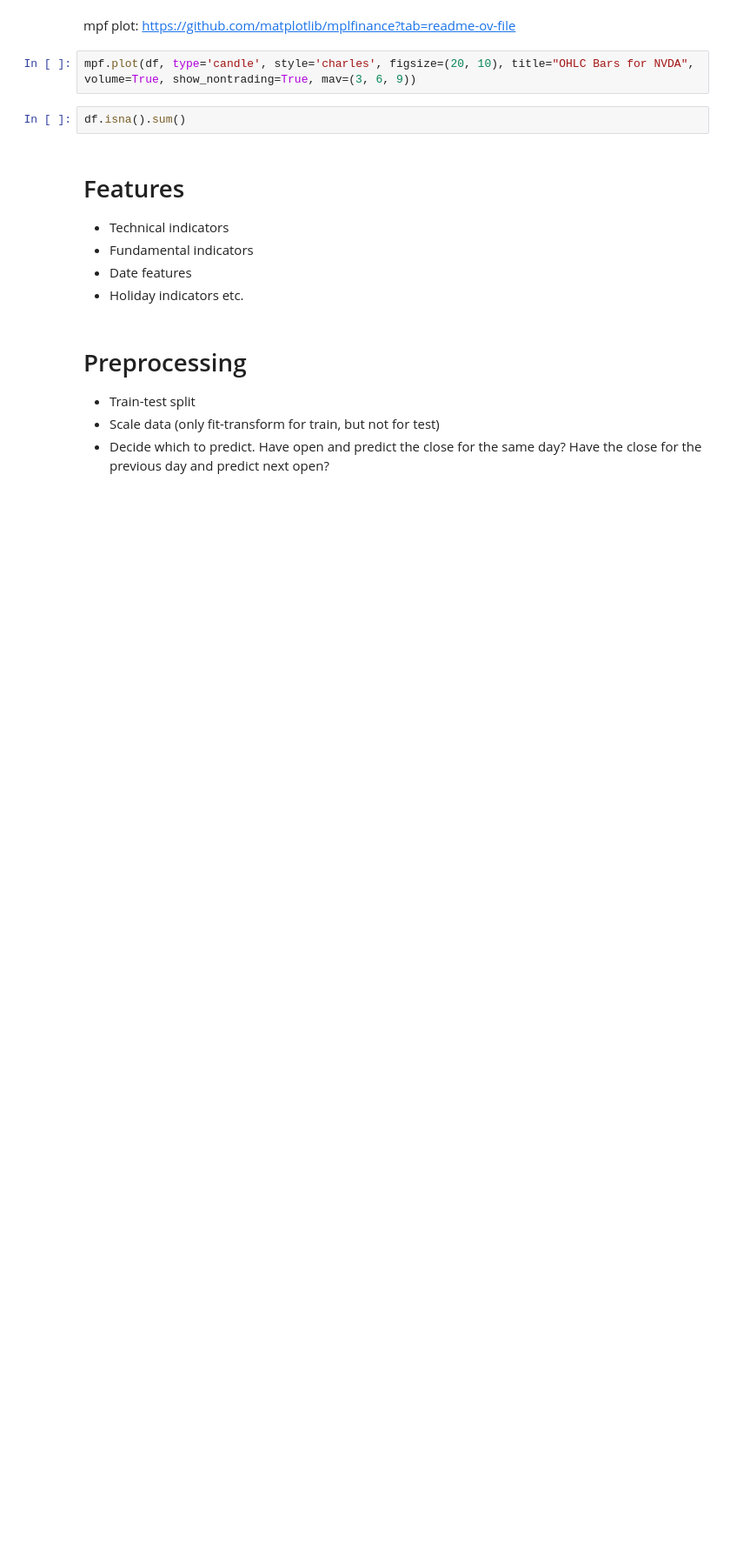
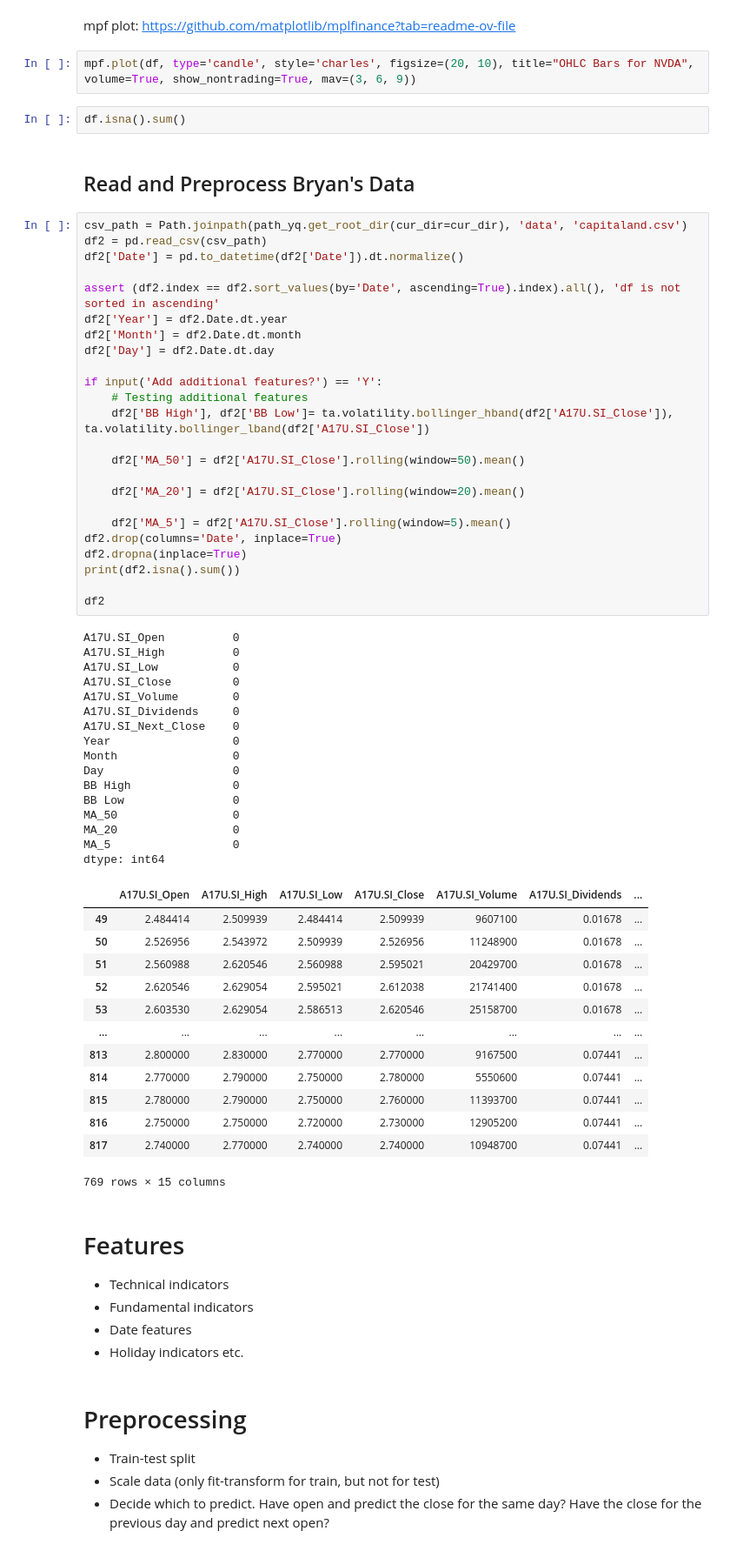
Before and after one commit to yiqwan/stock-forecast-with-nn, a Jupyter notebook: notebooks/yq.ipynb, the cells around one changed output. Shown at 87% size. Drawn from its saved outputs; the diff is of its cells as text; blank space fills up the shorter version.

```diff
--- a/notebooks/yq.ipynb
+++ b/notebooks/yq.ipynb
@@ -139,6 +139,62 @@ mpf plot: https://github.com/matplotlib/mplfinance?tab=readme-ov-file
 mpf.plot(df, type='candle', style='charles', figsize=(20, 10), title="OHLC Bars for NVDA", volume=True, show_nontrading=True, mav=(3, 6, 9))
 # %%
 df.isna().sum()
+# %% [markdown]
+## Read and Preprocess Bryan's Data
+# %%
+csv_path = Path.joinpath(path_yq.get_root_dir(cur_dir=cur_dir), 'data', 'capitaland.csv')
+df2 = pd.read_csv(csv_path)
+df2['Date'] = pd.to_datetime(df2['Date']).dt.normalize()
+
+assert (df2.index == df2.sort_values(by='Date', ascending=True).index).all(), 'df is not sorted in ascending'
+df2['Year'] = df2.Date.dt.year
+df2['Month'] = df2.Date.dt.month
+df2['Day'] = df2.Date.dt.day
+
+if input('Add additional features?') == 'Y':
+    # Testing additional features
+    df2['BB High'], df2['BB Low']= ta.volatility.bollinger_hband(df2['A17U.SI_Close']), ta.volatility.bollinger_lband(df2['A17U.SI_Close'])
+
+    df2['MA_50'] = df2['A17U.SI_Close'].rolling(window=50).mean()
+
+    df2['MA_20'] = df2['A17U.SI_Close'].rolling(window=20).mean()
+
+    df2['MA_5'] = df2['A17U.SI_Close'].rolling(window=5).mean()
+df2.drop(columns='Date', inplace=True)
+df2.dropna(inplace=True)
+print(df2.isna().sum())
+
+df2
+# %% [output]
+A17U.SI_Open          0
+A17U.SI_High          0
+A17U.SI_Low           0
+A17U.SI_Close         0
+A17U.SI_Volume        0
+A17U.SI_Dividends     0
+A17U.SI_Next_Close    0
+Year                  0
+Month                 0
+Day                   0
+BB High               0
+BB Low                0
+MA_50                 0
+MA_20                 0
+MA_5                  0
+dtype: int64
+|  | A17U.SI_Open | A17U.SI_High | A17U.SI_Low | A17U.SI_Close | A17U.SI_Volume | A17U.SI_Dividends | ... |
+| 49 | 2.484414 | 2.509939 | 2.484414 | 2.509939 | 9607100 | 0.01678 | ... |
+| 50 | 2.526956 | 2.543972 | 2.509939 | 2.526956 | 11248900 | 0.01678 | ... |
+| 51 | 2.560988 | 2.620546 | 2.560988 | 2.595021 | 20429700 | 0.01678 | ... |
+| 52 | 2.620546 | 2.629054 | 2.595021 | 2.612038 | 21741400 | 0.01678 | ... |
+| 53 | 2.603530 | 2.629054 | 2.586513 | 2.620546 | 25158700 | 0.01678 | ... |
+| ... | ... | ... | ... | ... | ... | ... | ... |
+| 813 | 2.800000 | 2.830000 | 2.770000 | 2.770000 | 9167500 | 0.07441 | ... |
+| 814 | 2.770000 | 2.790000 | 2.750000 | 2.780000 | 5550600 | 0.07441 | ... |
+| 815 | 2.780000 | 2.790000 | 2.750000 | 2.760000 | 11393700 | 0.07441 | ... |
+| 816 | 2.750000 | 2.750000 | 2.720000 | 2.730000 | 12905200 | 0.07441 | ... |
+| 817 | 2.740000 | 2.770000 | 2.740000 | 2.740000 | 10948700 | 0.07441 | ... |
+769 rows × 15 columns
 # %% [markdown]
 # Features
 - Technical indicators
```
Also changed, not shown: parts of 10 cells of this notebook.
